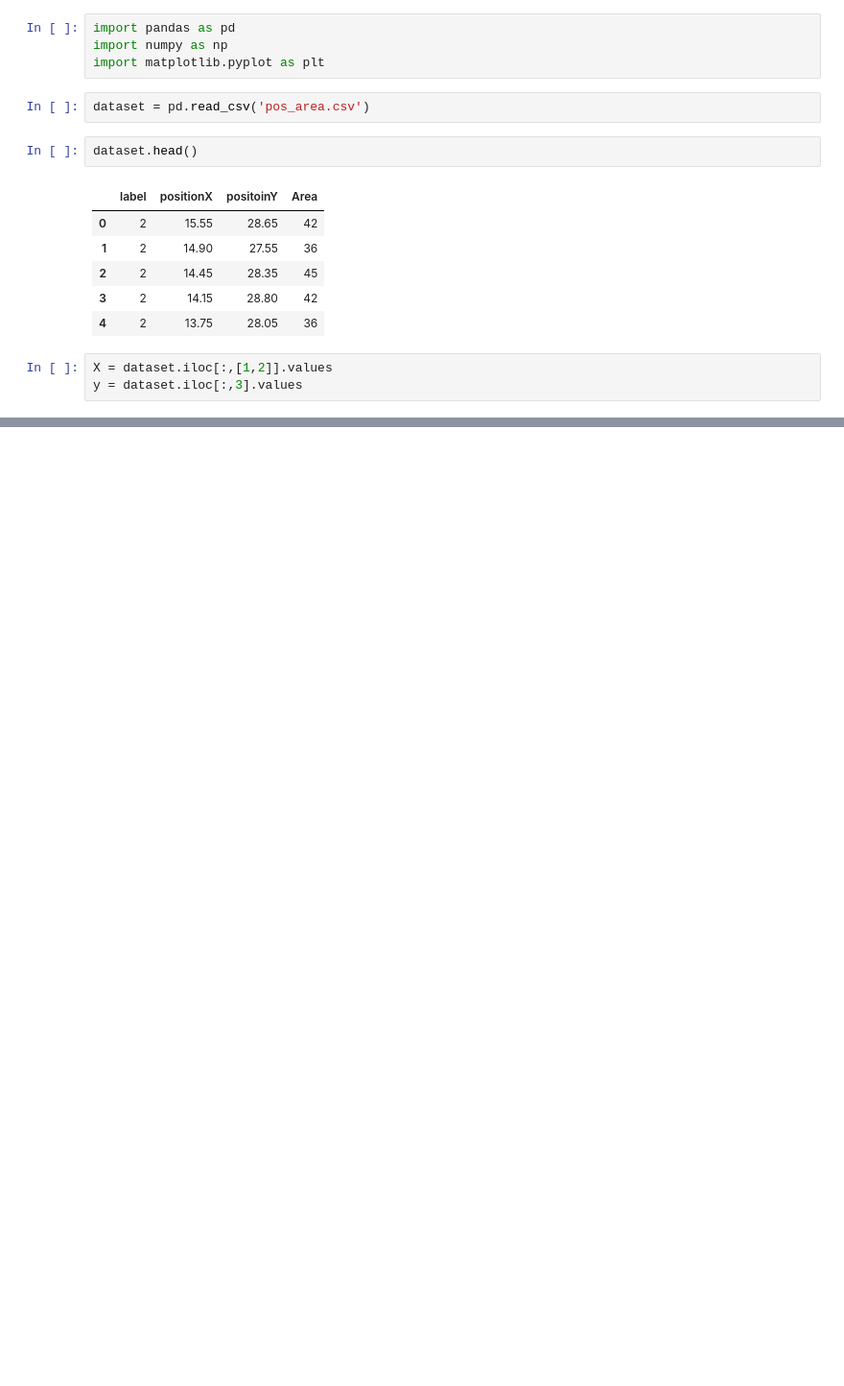
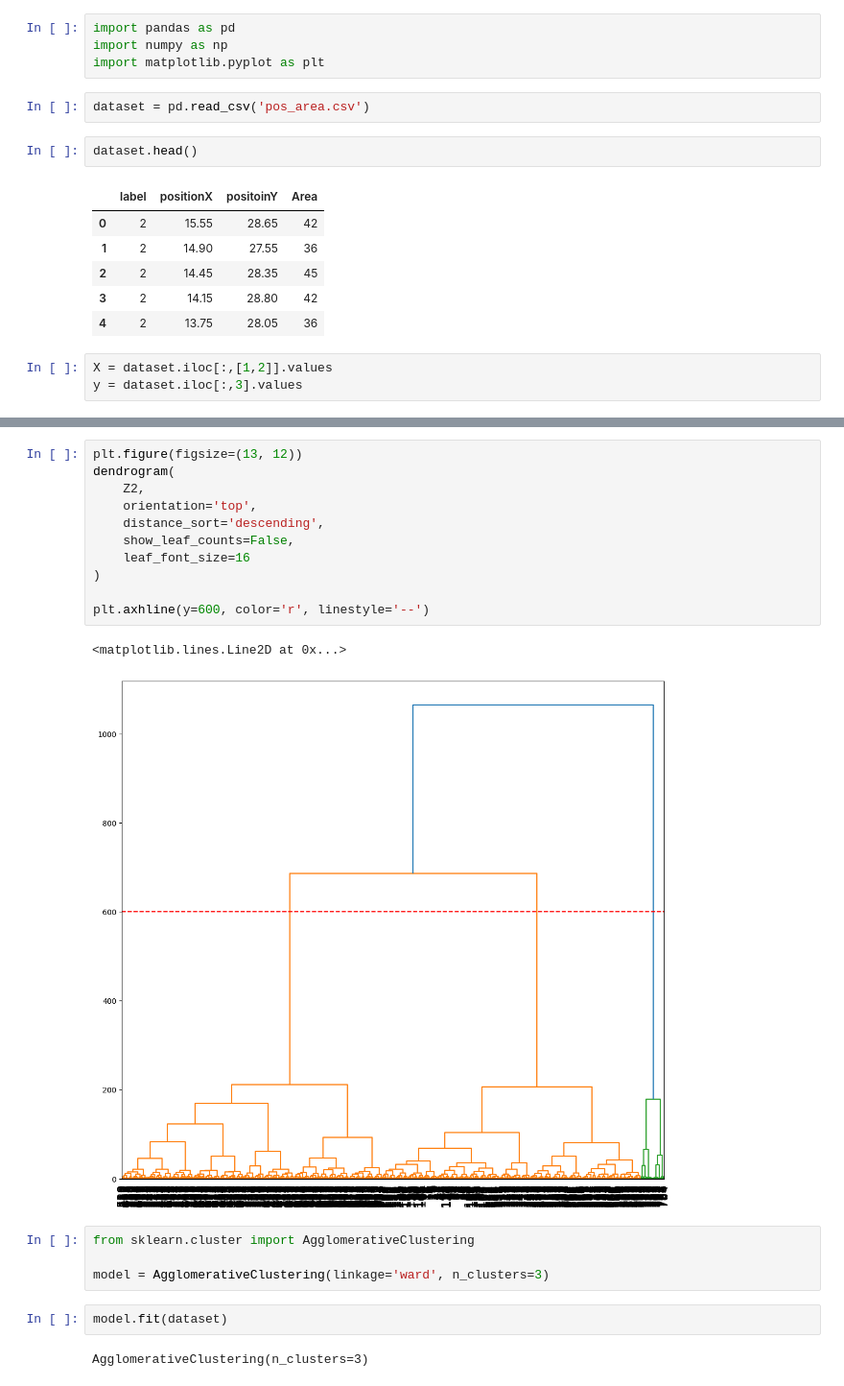
Before and after one commit to vipin-jangra/machine_leaning, a Jupyter notebook: pos_area_kMeans.ipynb, the cells around one changed output, grey strips where cells are left out. Shown at 96% size. Drawn from its saved outputs; the diff is of its cells as text; blank space fills up the shorter version.

```diff
--- a/pos_area_kMeans.ipynb
+++ b/pos_area_kMeans.ipynb
@@ -53,0 +74,22 @@ plt.scatter(kmeans.cluster_centers_[:,0], kmeans.cluster_centers_[:,1], s=788,c=
+# %%
+plt.figure(figsize=(13, 12))
+dendrogram(
+    Z2,
+    orientation='top',
+    distance_sort='descending',
+    show_leaf_counts=False,
+    leaf_font_size=16
+)
+
+plt.axhline(y=600, color='r', linestyle='--')
+# %% [output]
+<matplotlib.lines.Line2D at 0x...>
+[figure, added]
+# %%
+from sklearn.cluster import AgglomerativeClustering
+
+model = AgglomerativeClustering(linkage='ward', n_clusters=3)
+# %%
+model.fit(dataset)
+# %% [output]
+AgglomerativeClustering(n_clusters=3)
```
Also changed, not shown: parts of 7 cells of this notebook.
